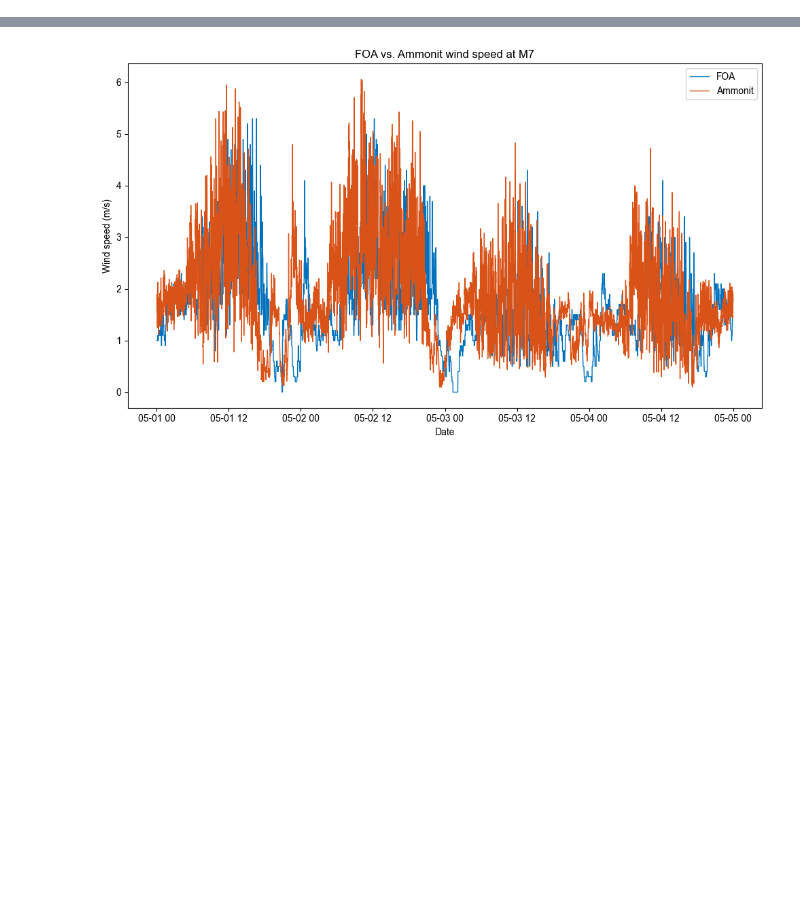
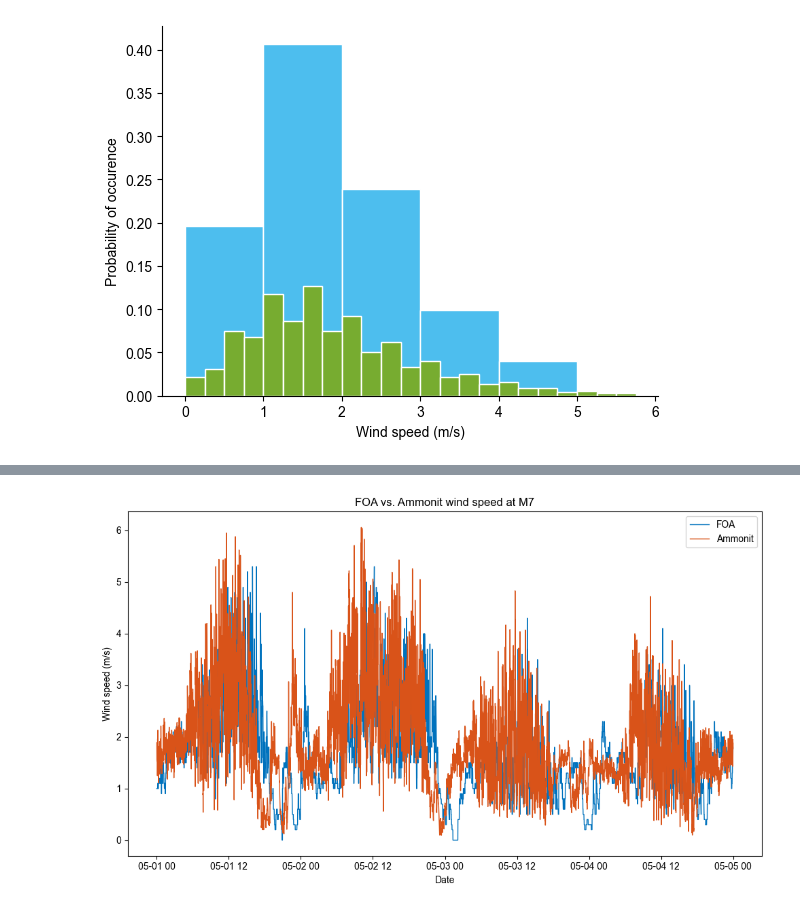
Before and after one commit to djskrovanek/gridraven-analytics, a Jupyter notebook: compareM7_FOA_WXstation.ipynb, the cells around one changed output, grey strips where cells are left out. Cells and saved outputs as stored; diff of their text form; code cells hidden in the pictures; blank space fills up the shorter version.

```diff
--- a/compareM7_FOA_WXstation.ipynb
+++ b/compareM7_FOA_WXstation.ipynb
@@ -41,3 +70,32 @@ Remaining rows after dropping: 844833
+# %%
+# make a histogram of FOA M7 data
+
+# set wind speed range bins
+bin_edges_wide = np.arange(0, 6, 1)
+bin_edges_narrow = np.arange(0, 6, 0.25)
+
+# Compute the weights for each dataset to normalize histogram
+weights_FOA_M7 = np.ones_like(M7_FOA['wind_m7']) / len(M7_FOA['wind_m7'])
+
+# Make plots
+plt.hist(M7_FOA['wind_m7'], bins=bin_edges_wide, color=(0.3010, 0.7450, 0.9330), edgecolor='white',
+         align='mid', weights=weights_FOA_M7)
+plt.hist(M7_FOA['wind_m7'], bins=bin_edges_narrow, color=(0.4660, 0.6740, 0.1880), edgecolor='white',
+         align='mid', weights=weights_FOA_M7)
+
+
+# Add a title and labels
+plt.rcParams["font.family"] = "Arial"
+# plt.title('Distribution of FOA_M7 wind speeds', fontsize=18)
+plt.xlabel('Wind speed (m/s)')
+plt.ylabel('Probability of occurence')
+plt.gca().spines['top'].set_visible(False)
+plt.gca().spines['right'].set_visible(False)
+
+# Show the plot
+plt.show()
+# %% [output]
+[figure, added]
 # %%
 # Read in Ammonit data
 
```
Also changed, not shown: parts of 6 cells of this notebook.
